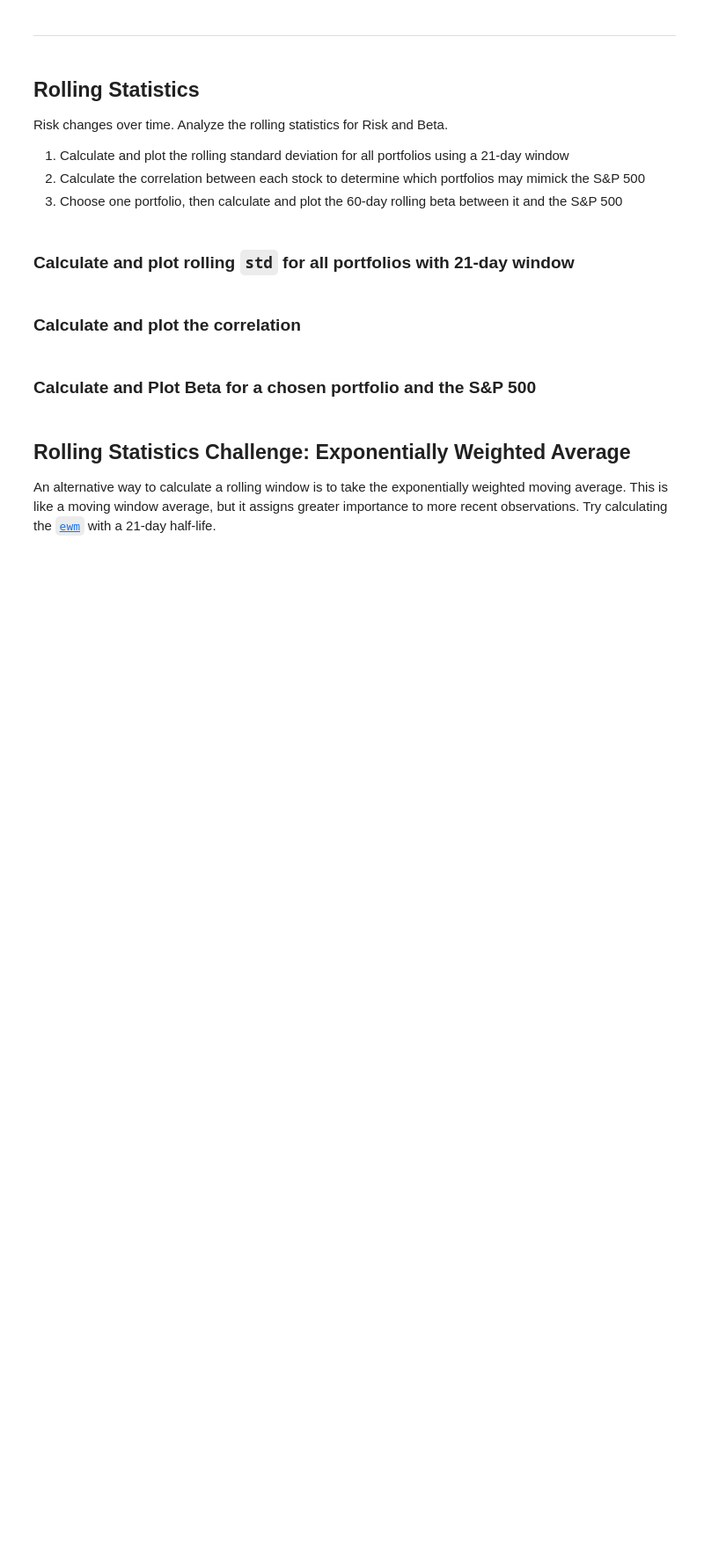
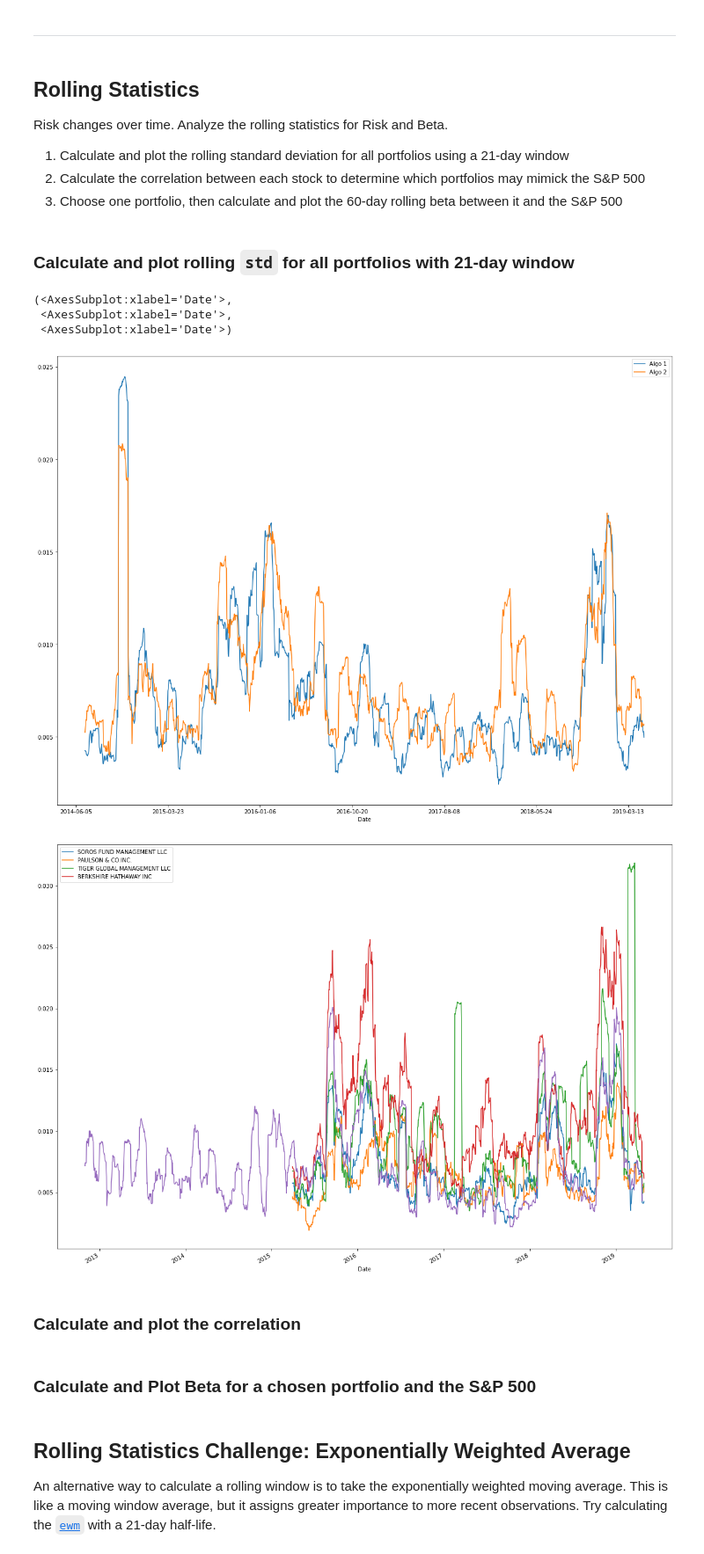
Before and after one commit to MatthewPuttroff/HWUnitFour, a Jupyter notebook: 04-Pandas/Instructions/Starter_Code/whale_analysis.ipynb, the cells around one changed output. Shown at 88% size. Drawn from its saved outputs; the diff is of its cells as text; code cells hidden in the pictures; blank space fills up the shorter version.

Commit message:
Rolling Standard Deviation

```diff
--- a/04-Pandas/Instructions/Starter_Code/whale_analysis.ipynb
+++ b/04-Pandas/Instructions/Starter_Code/whale_analysis.ipynb
@@ -507,8 +511,17 @@ Risk changes over time. Analyze the rolling statistics for Risk and Beta.
 ### Calculate and plot rolling `std` for all portfolios with 21-day window
 # %%
 # Calculate the rolling standard deviation for all portfolios using a 21-day window
-
+algo_rolling_21 = algo_df.rolling(window=21).std()
+whale_rolling_21 = whale_df.rolling(window=21).std()
+sp500_rolling_21 = sp500_daily_returns.rolling(window=21).std()
 # Plot the rolling standard deviation
+(algo_rolling_21.plot(figsize = (20,15)),whale_rolling_21.plot(figsize = (20,15)),sp500_rolling_21.plot())
+# %% [output]
+(<AxesSubplot:xlabel='Date'>,
+ <AxesSubplot:xlabel='Date'>,
+ <AxesSubplot:xlabel='Date'>)
+[figure, added]
+[figure, added]
 # %% [markdown]
 ### Calculate and plot the correlation
 # %%
```
Also changed, not shown: parts of 3 cells of this notebook.
